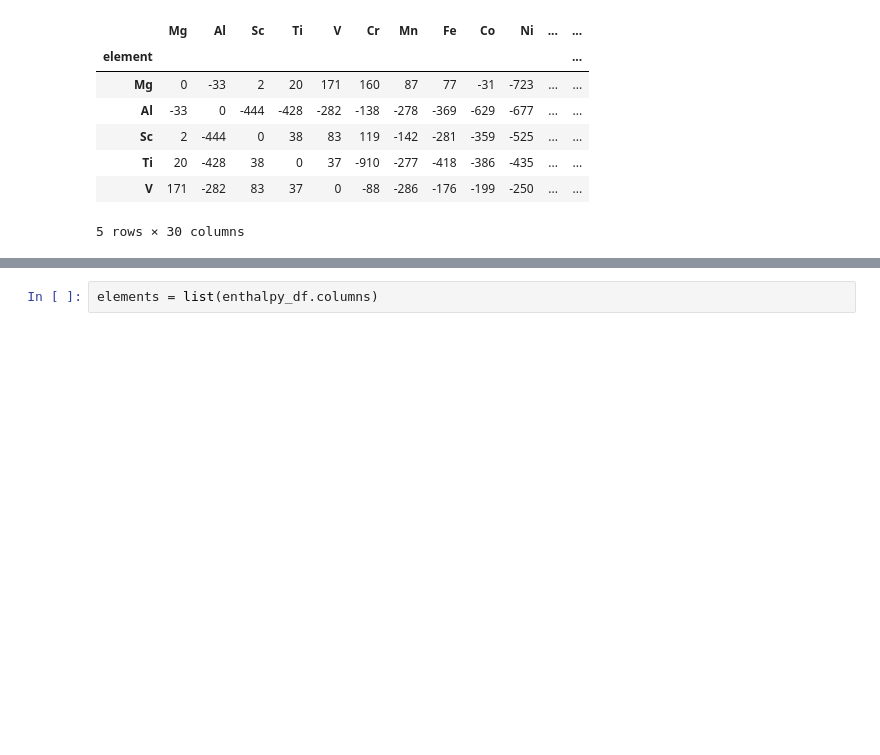
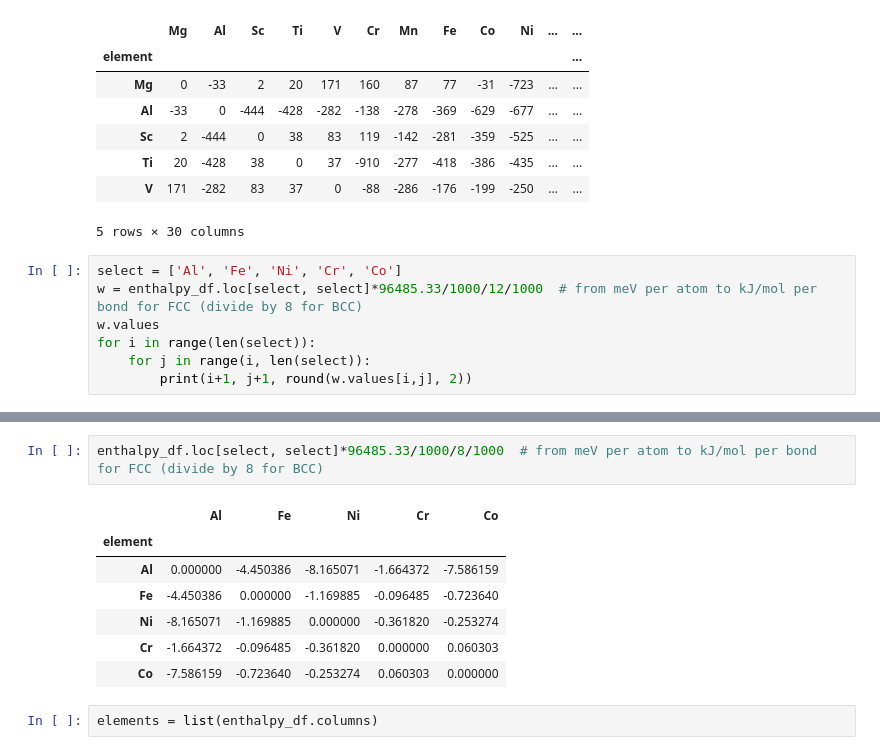
Before and after one commit to vlcekl/alloys-class, a Jupyter notebook: notebooks/enthalpy_data_jamie.ipynb, the cells around one changed output, grey strips where cells are left out. Saved outputs shown, nothing was run; the diff lists cells and outputs as text; blank space fills up the shorter version.

```diff
--- a/notebooks/enthalpy_data_jamie.ipynb
+++ b/notebooks/enthalpy_data_jamie.ipynb
@@ -142,3 +139,10 @@ enthalpy_df.head()
 | Ti | 20 | -428 | 38 | 0 | 37 | -910 | -277 | -418 | -386 | -435 | ... | ... |
 | V | 171 | -282 | 83 | 37 | 0 | -88 | -286 | -176 | -199 | -250 | ... | ... |
 5 rows × 30 columns
+# %%
+select = ['Al', 'Fe', 'Ni', 'Cr', 'Co']
+w = enthalpy_df.loc[select, select]*96485.33/1000/12/1000  # from meV per atom to kJ/mol per bond for FCC (divide by 8 for BCC)
+w.values
+for i in range(len(select)):
+    for j in range(i, len(select)):
+        print(i+1, j+1, round(w.values[i,j], 2))
@@ -145,3 +165,13 @@ enthalpy_df.head()
+# %%
+enthalpy_df.loc[select, select]*96485.33/1000/8/1000  # from meV per atom to kJ/mol per bond for FCC (divide by 8 for BCC)
+# %% [output]
+|  | Al | Fe | Ni | Cr | Co |
+| element |  |  |  |  |  |
+| Al | 0.000000 | -4.450386 | -8.165071 | -1.664372 | -7.586159 |
+| Fe | -4.450386 | 0.000000 | -1.169885 | -0.096485 | -0.723640 |
+| Ni | -8.165071 | -1.169885 | 0.000000 | -0.361820 | -0.253274 |
+| Cr | -1.664372 | -0.096485 | -0.361820 | 0.000000 | 0.060303 |
+| Co | -7.586159 | -0.723640 | -0.253274 | 0.060303 | 0.000000 |
 # %%
 elements = list(enthalpy_df.columns)
 # %%
```
Also changed, not shown: parts of 2 cells of this notebook, 3 other files.
